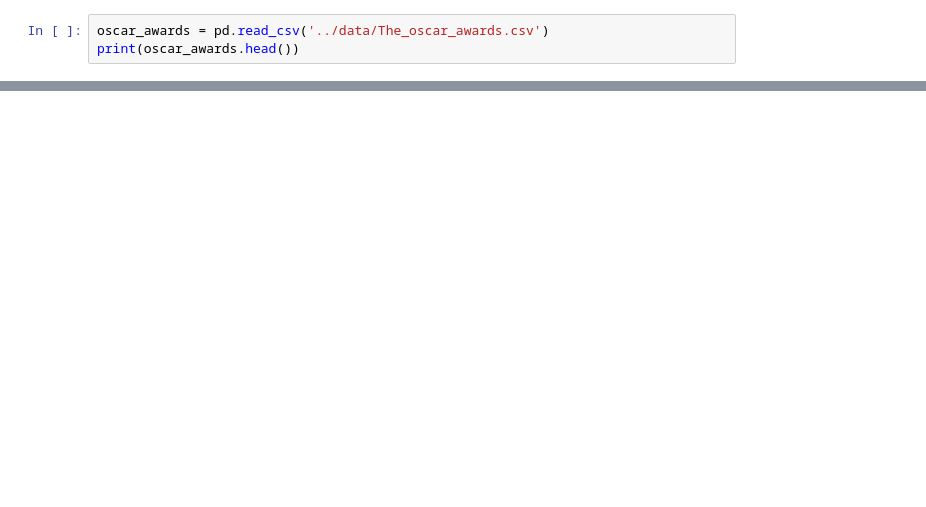
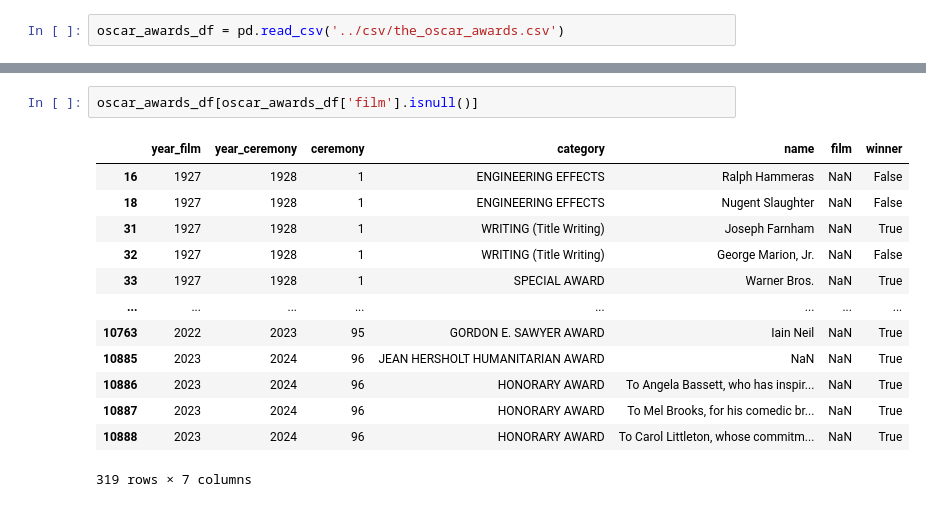
Before and after one commit to Yassek98/IUM-TWEB-Project, a Jupyter notebook: notebooks/explorations/data_exploration.ipynb, the cells around one changed output, grey strips where cells are left out. Saved outputs shown, nothing was run; the diff lists cells and outputs as text; blank space fills up the shorter version.

Commit message:
Data Exploration almost completed

```diff
--- a/notebooks/explorations/data_exploration.ipynb
+++ b/notebooks/explorations/data_exploration.ipynb
@@ -38,3 +324,2 @@ print(releases.head())
 # %%
-oscar_awards = pd.read_csv('../data/The_oscar_awards.csv')
-print(oscar_awards.head())
+oscar_awards_df = pd.read_csv('../csv/the_oscar_awards.csv')
@@ -41 +372,17 @@ print(oscar_awards.head())
+# %%
+oscar_awards_df[oscar_awards_df['film'].isnull()]
+# %% [output]
+|  | year_film | year_ceremony | ceremony | category | name | film | winner |
+| 16 | 1927 | 1928 | 1 | ENGINEERING EFFECTS | Ralph Hammeras | NaN | False |
+| 18 | 1927 | 1928 | 1 | ENGINEERING EFFECTS | Nugent Slaughter | NaN | False |
+| 31 | 1927 | 1928 | 1 | WRITING (Title Writing) | Joseph Farnham | NaN | True |
+| 32 | 1927 | 1928 | 1 | WRITING (Title Writing) | George Marion, Jr. | NaN | False |
+| 33 | 1927 | 1928 | 1 | SPECIAL AWARD | Warner Bros. | NaN | True |
+| ... | ... | ... | ... | ... | ... | ... | ... |
+| 10763 | 2022 | 2023 | 95 | GORDON E. SAWYER AWARD | Iain Neil | NaN | True |
+| 10885 | 2023 | 2024 | 96 | JEAN HERSHOLT HUMANITARIAN AWARD | NaN | NaN | True |
+| 10886 | 2023 | 2024 | 96 | HONORARY AWARD | To Angela Bassett, who has inspir... | NaN | True |
+| 10887 | 2023 | 2024 | 96 | HONORARY AWARD | To Mel Brooks, for his comedic br... | NaN | True |
+| 10888 | 2023 | 2024 | 96 | HONORARY AWARD | To Carol Littleton, whose commitm... | NaN | True |
+319 rows × 7 columns
 # %% [markdown]
```
Also changed, not shown: parts of 86 cells of this notebook.
